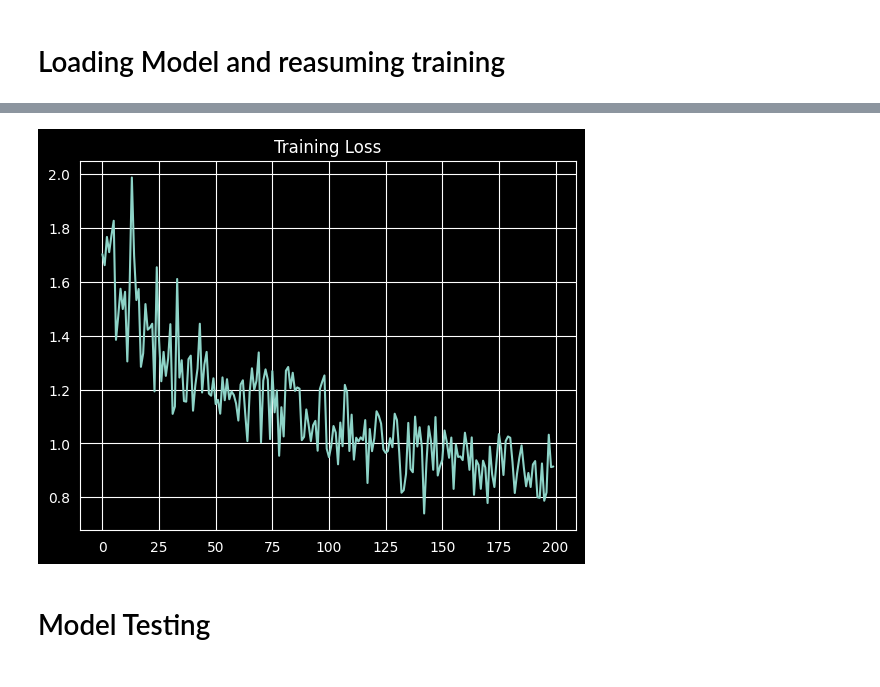
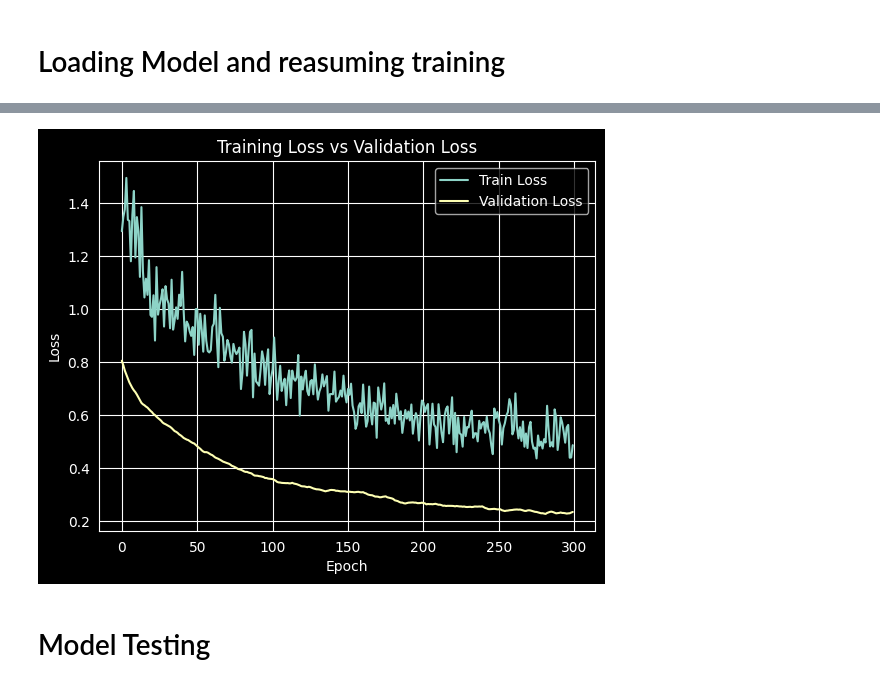
Before and after one commit to AI-MED-AGH/handwritten-digits-recognizer, a Jupyter notebook: Fine_tuning.ipynb, the cells around one changed output, grey strips where cells are left out. Drawn from its saved outputs; the diff is of its cells as text; code cells hidden in the pictures.

```diff
--- a/Fine_tuning.ipynb
+++ b/Fine_tuning.ipynb
@@ -118,9 +118,9 @@ torch.Size([1, 28, 28])
 ## Define Transform (data augmentation)
 # %%
 train_transform = torchvision.transforms.Compose([
-    torchvision.transforms.RandomRotation(degrees=10),
-    torchvision.transforms.RandomAffine(degrees=0, translate=(0.1, 0.1), scale=(0.85, 1.15)),
-    # torchvision.transforms.ElasticTransform(alpha=20.0, sigma=5.0)
+    torchvision.transforms.RandomRotation(degrees=5),
+    torchvision.transforms.RandomAffine(degrees=0, translate=(0.05, 0.05), scale=(0.9, 1.10)),
+    torchvision.transforms.ElasticTransform(alpha=10.0, sigma=5.0)
 ])
 # %% [markdown]
 # Loading Model and reasuming training
@@ -128,7 +128,7 @@ train_transform = torchvision.transforms.Compose([
 from Model import MyModel
 
 # Hyperparameters
-n_epochs = 200
+n_epochs = 300
 learning_rate = 0.1e-3
 
 # Use GPU acceleration if available
@@ -151,10 +151,10 @@ optimizer = optim.Adam(filter(lambda p: p.requires_grad, model.parameters()), lr
 criterion = nn.NLLLoss()
 
 train_losses = []
+val_losses = []
 
 for epoch in range(n_epochs):
     model.train()
-    print(f"=========== Epoch {epoch + 1} ===========")
     epoch_loss = []
     for batch_idx, (data, target) in enumerate(train_loader):
         # Apply data augmentation
@@ -176,7 +176,28 @@ for epoch in range(n_epochs):
     avg_loss = sum(epoch_loss) / len(epoch_loss)
     train_losses.append(avg_loss)
 
-plt.plot(np.arange(n_epochs), train_losses)
-plt.title("Training Loss")
+    # Validate on the test set
+    model.eval()
+    epoch_val_loss = []
+
+    with torch.no_grad():
+        for data, target in test_loader:
+            data, target = data.to(device), target.to(device)
+            output = model(data)
+            loss = criterion(output, target)
+            epoch_val_loss.append(loss.item())
+    avg_val_loss = sum(epoch_val_loss) / len(epoch_val_loss)
+    val_losses.append(avg_val_loss)
+
+    print(f"Epoch {epoch + 1} | Train loss {avg_loss:.4f} | Validate loss {avg_val_loss:.4f}")
+
+# Training Loss vs Validation Loss (to prevent overfitting)
+plt.figure()
+plt.plot(train_losses, label="Train Loss")
+plt.plot(val_losses, label="Validation Loss")
+plt.title("Training Loss vs Validation Loss")
+plt.xlabel("Epoch")
+plt.ylabel("Loss")
+plt.legend()
 plt.show()
 # %% [output]
@@ -200,4 +221,4 @@ plt.show()
-[figure, old version]
+[figure, new version]
 # %% [markdown]
 # Model Testing
 # %%
```
Also changed, not shown: parts of 2 cells of this notebook.
